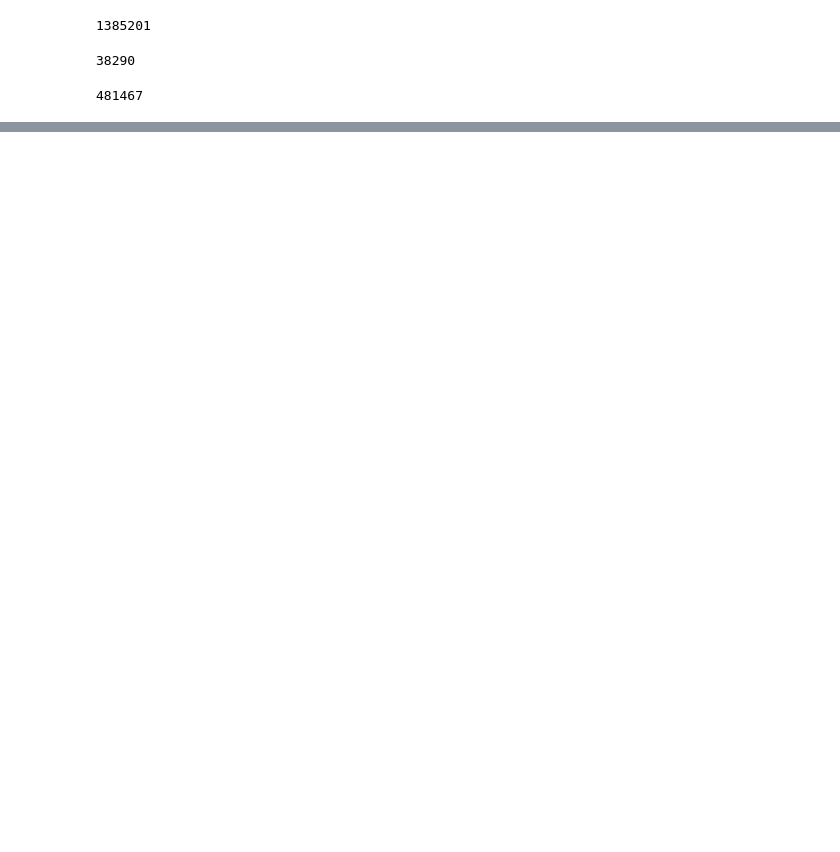
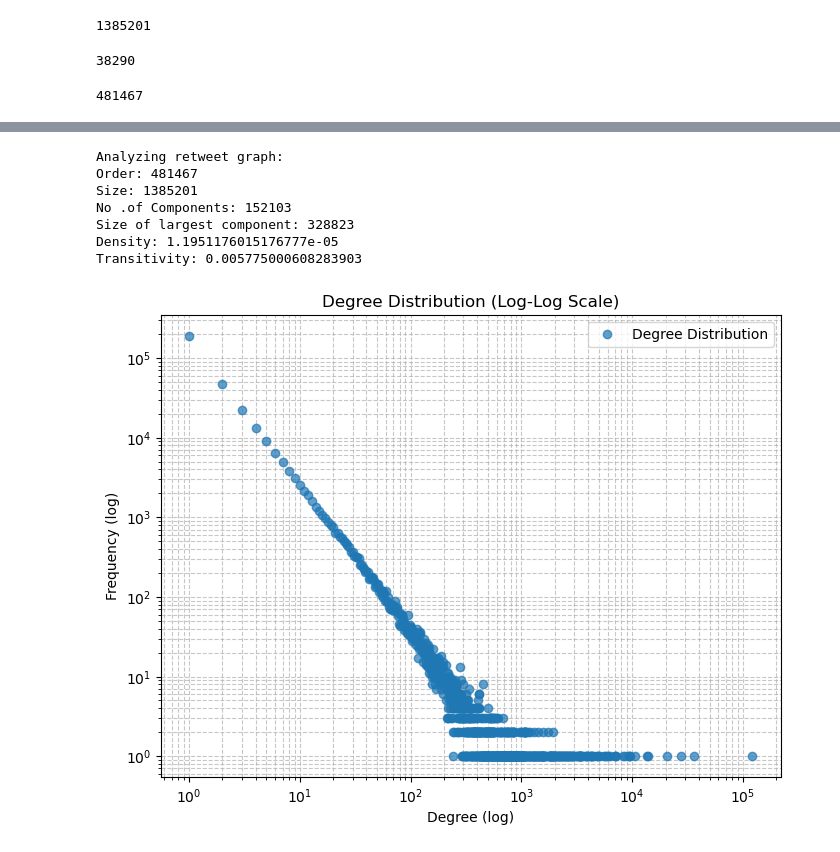
Before and after one commit to vaughankraska/social_data_mining, a Jupyter notebook: src/labs/social_network_analysis/analysis.ipynb, the cells around one changed output, grey strips where cells are left out. Saved outputs shown, nothing was run; the diff lists cells and outputs as text; code cells hidden in the pictures; blank space fills up the shorter version.

```diff
--- a/src/labs/social_network_analysis/analysis.ipynb
+++ b/src/labs/social_network_analysis/analysis.ipynb
@@ -48,0 +119,53 @@ conn.close()
+# %%
+def analyze_graph(g: ig.Graph):
+    order = g.vcount()
+    size = g.ecount()
+    components = g.components()
+    no_components = len(components)
+    size_of_largest_component = max([len(component) for component in components])
+    density = g.density()
+    transitivity = g.transitivity_undirected()
+
+    print(f"Order: {order}")
+    print(f"Size: {size}")
+    print(f"No .of Components: {no_components}")
+    print(f"Size of largest component: {size_of_largest_component}")
+    print(f"Density: {density}")
+    print(f"Transitivity: {transitivity}")
+
+    degree_dist = g.degree()
+    degree_counts = np.bincount(degree_dist)
+    degrees = np.arange(len(degree_counts))
+
+    non_zero = degree_counts > 0
+    degrees = degrees[non_zero]
+    degree_counts = degree_counts[non_zero]
+
+    plt.figure(figsize=(8, 6))
+    plt.loglog(degrees, degree_counts, marker="o", linestyle="", markersize=6, alpha=0.7, label="Degree Distribution")
+    plt.title("Degree Distribution (Log-Log Scale)")
+    plt.xlabel("Degree (log)")
+    plt.ylabel("Frequency (log)")
+    plt.grid(which="both", linestyle="--", alpha=0.7)
+    plt.legend()
+    plt.show()
+
+    # return {
+    #     "order": order,
+    #     "size": size,
+    #     "components": len(g.components()),
+    #     "density": density,
+    #     "clustering_coefficient": transitivity
+    # }
+# %%
+print("Analyzing retweet graph:")
+analyze_graph(retweet_graph)
+# %% [output]
+Analyzing retweet graph:
+Order: 481467
+Size: 1385201
+No .of Components: 152103
+Size of largest component: 328823
+Density: 1.1951176015176777e-05
+Transitivity: 0.005775000608283903
+[figure, added]
```
Also changed, not shown: parts of 13 cells of this notebook, 1 other file.
